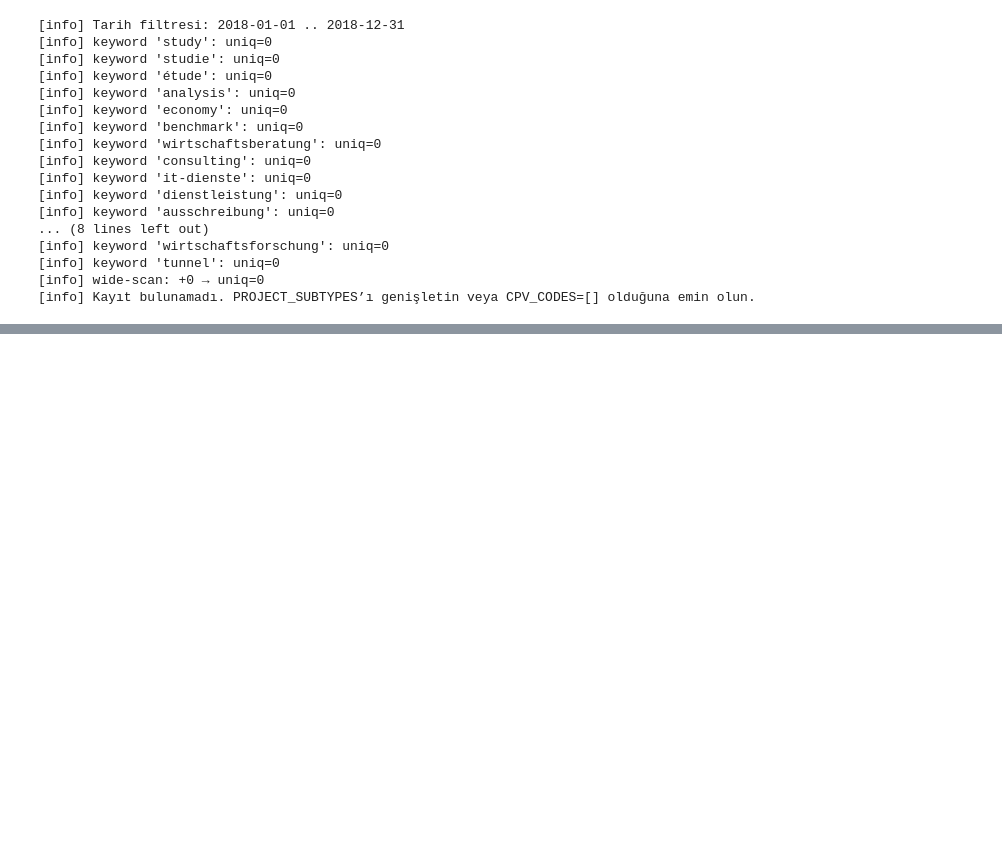
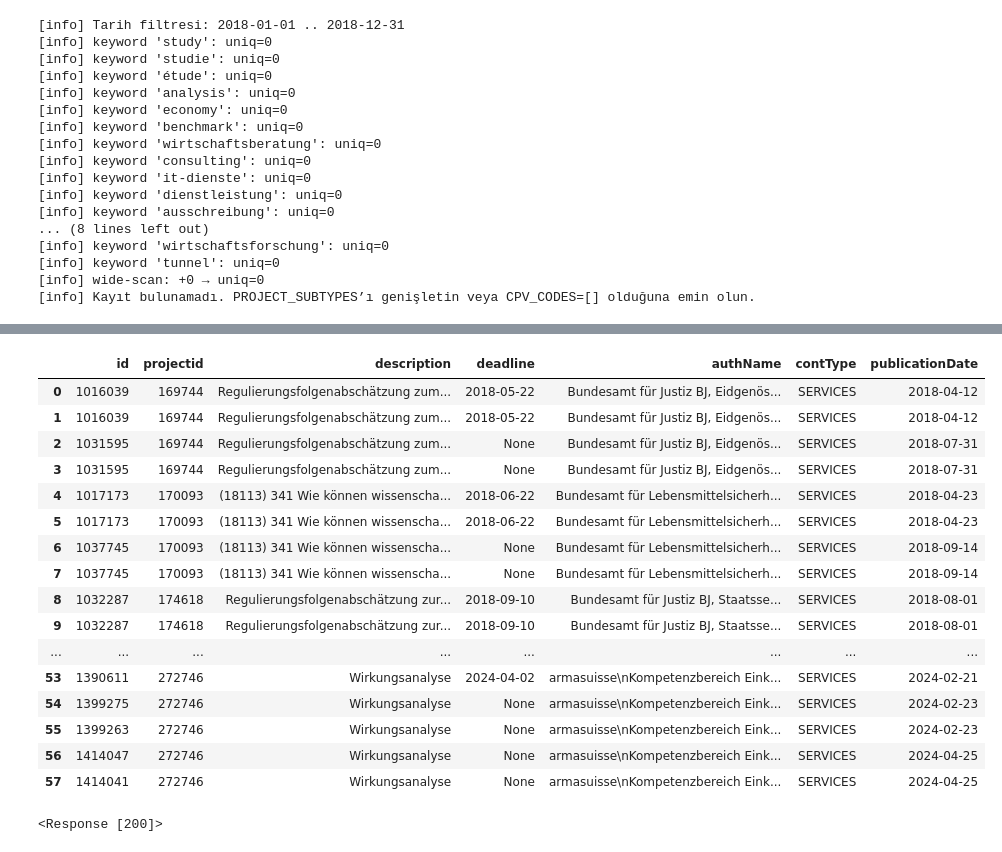
Before and after one commit to ando2022/tenders_classifier, a Jupyter notebook: notebooks/damla-notebook.ipynb, the cells around one changed output, grey strips where cells are left out. Drawn from its saved outputs; the diff is of its cells as text; code cells hidden in the pictures; blank space fills up the shorter version.

Commit message:
SIMAP archive updated

```diff
--- a/notebooks/damla-notebook.ipynb
+++ b/notebooks/damla-notebook.ipynb
@@ -2328,0 +2366,18 @@ if __name__ == "__main__":
+# %%
+url = "https://archiv.simap.ch/api/search?pageNo=1&recordsPerPage=10&sort=DATUM&sortOrder=ASC"
+
+headers = {
+    "accept": "application/json",
+    "Content-Type": "application/json"
+}
+
+data = {
+    "keywords": "Regulierungsfolgenabschätzung zum Umsatzschwellenwert für die Eintragungspflicht in das Handelsregister",
+    "stat_tm_1": "2018-01-01",
+    "stat_tm_2": "2018-12-31",
+    "cpv_ob": "72000000, 79300000",
+}
+
+response = requests.post(url, headers=headers, json=data)
+
+response.json()
@@ -2328,0 +2402,36 @@ if __name__ == "__main__":
+# %%
+required_fields = ["id", "projectid", "description", "deadline", "authName", "contType", "publicationDate"]
+# %%
+scraped_data = []
+for keyword in tqdm(search_terms):
+    data = {
+        "keywords": keyword,
+        "stat_tm_1": "2018-01-01",
+        "stat_tm_2": "2025-12-31",
+        "cpv_ob": "72000000, 79300000, 73100000, 79311400, 72314000, 79416000, 72320000, 98300000, 79310000"
+    }
+    response = requests.post(url, headers=headers, json=data)
+    response_dict = response.json()
+    scraped_data.extend([{field: project[field] for field in required_fields} for project in response_dict["publication"]])
+# %%
+scraped_data = pd.DataFrame(scraped_data)
+# %%
+scraped_data
+# %% [output]
+|  | id | projectid | description | deadline | authName | contType | publicationDate |
+| 0 | 1016039 | 169744 | Regulierungsfolgenabschätzung zum... | 2018-05-22 | Bundesamt für Justiz BJ, Eidgenös... | SERVICES | 2018-04-12 |
+| 1 | 1016039 | 169744 | Regulierungsfolgenabschätzung zum... | 2018-05-22 | Bundesamt für Justiz BJ, Eidgenös... | SERVICES | 2018-04-12 |
+| 2 | 1031595 | 169744 | Regulierungsfolgenabschätzung zum... | None | Bundesamt für Justiz BJ, Eidgenös... | SERVICES | 2018-07-31 |
+| 3 | 1031595 | 169744 | Regulierungsfolgenabschätzung zum... | None | Bundesamt für Justiz BJ, Eidgenös... | SERVICES | 2018-07-31 |
+| 4 | 1017173 | 170093 | (18113) 341 Wie können wissenscha... | 2018-06-22 | Bundesamt für Lebensmittelsicherh... | SERVICES | 2018-04-23 |
+| 5 | 1017173 | 170093 | (18113) 341 Wie können wissenscha... | 2018-06-22 | Bundesamt für Lebensmittelsicherh... | SERVICES | 2018-04-23 |
+| 6 | 1037745 | 170093 | (18113) 341 Wie können wissenscha... | None | Bundesamt für Lebensmittelsicherh... | SERVICES | 2018-09-14 |
+| 7 | 1037745 | 170093 | (18113) 341 Wie können wissenscha... | None | Bundesamt für Lebensmittelsicherh... | SERVICES | 2018-09-14 |
+| 8 | 1032287 | 174618 | Regulierungsfolgenabschätzung zur... | 2018-09-10 | Bundesamt für Justiz BJ, Staatsse... | SERVICES | 2018-08-01 |
+| 9 | 1032287 | 174618 | Regulierungsfolgenabschätzung zur... | 2018-09-10 | Bundesamt für Justiz BJ, Staatsse... | SERVICES | 2018-08-01 |
+| ... | ... | ... | ... | ... | ... | ... | ... |
+| 53 | 1390611 | 272746 | Wirkungsanalyse | 2024-04-02 | armasuisse\nKompetenzbereich Eink... | SERVICES | 2024-02-21 |
+| 54 | 1399275 | 272746 | Wirkungsanalyse | None | armasuisse\nKompetenzbereich Eink... | SERVICES | 2024-02-23 |
+| 55 | 1399263 | 272746 | Wirkungsanalyse | None | armasuisse\nKompetenzbereich Eink... | SERVICES | 2024-02-23 |
+| 56 | 1414047 | 272746 | Wirkungsanalyse | None | armasuisse\nKompetenzbereich Eink... | SERVICES | 2024-04-25 |
+| 57 | 1414041 | 272746 | Wirkungsanalyse | None | armasuisse\nKompetenzbereich Eink... | SERVICES | 2024-04-25 |
@@ -2328,0 +2440,12 @@ if __name__ == "__main__":
+# %%
+url = "https://archiv.simap.ch/api/detail?meldungsnummer=1016039"
+
+headers = {
+    "accept": "application/xml"
+}
+
+response = requests.get(url, headers=headers)
+
+response
+# %% [output]
+<Response [200]>
```
Also changed, not shown: parts of 20 cells of this notebook.
